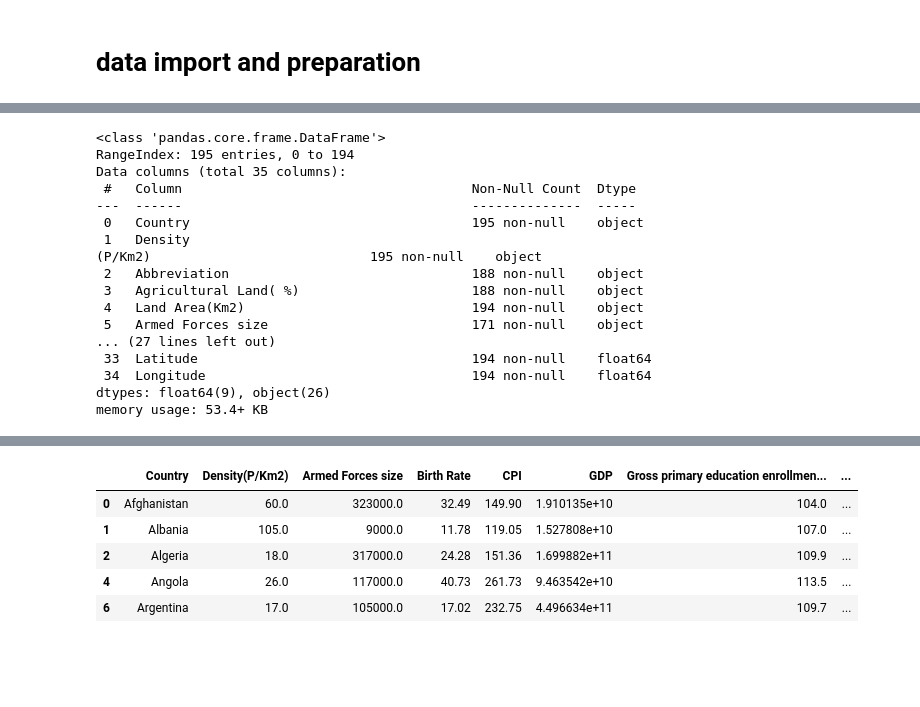
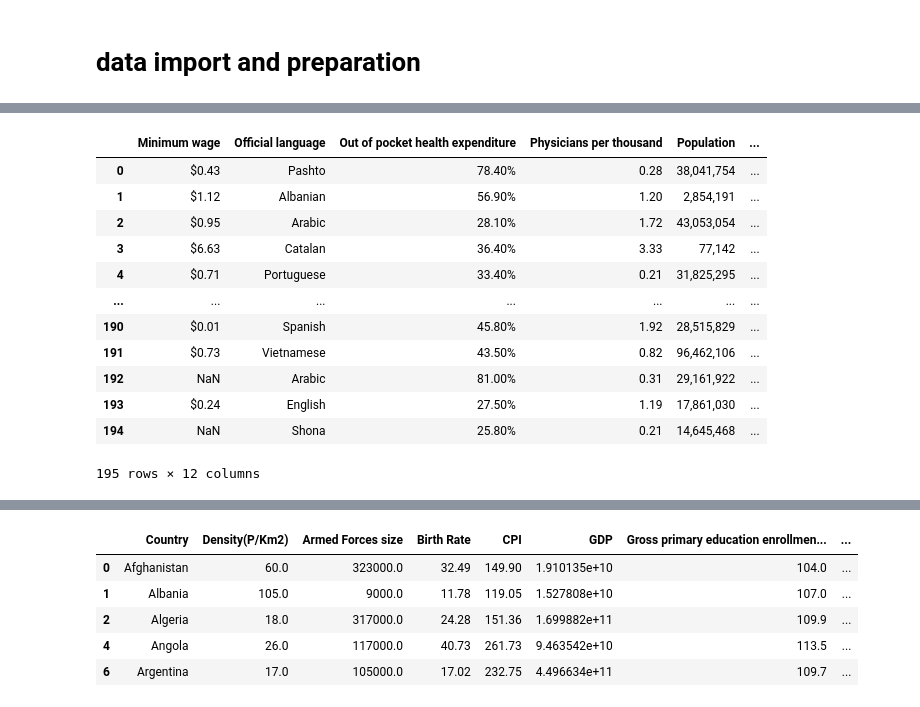
Before and after one commit to depa-tto/Multidimensional-Data-Visualization-exam, a Jupyter notebook: File_1.ipynb, the cells around one changed output, grey strips where cells are left out. Cells and saved outputs as stored; diff of their text form; code cells hidden in the pictures; blank space fills up the shorter version.

```diff
--- a/File_1.ipynb
+++ b/File_1.ipynb
@@ -58,23 +65,19 @@ raw_data.loc[:,'Maternal mortality ratio':]
-# %%
-raw_data.info()
-# %% [output]
-<class 'pandas.core.frame.DataFrame'>
-RangeIndex: 195 entries, 0 to 194
-Data columns (total 35 columns):
- #   Column                                     Non-Null Count  Dtype
----  ------                                     --------------  -----
- 0   Country                                    195 non-null    object
- 1   Density
-(P/Km2)                            195 non-null    object
- 2   Abbreviation                               188 non-null    object
- 3   Agricultural Land( %)                      188 non-null    object
- 4   Land Area(Km2)                             194 non-null    object
- 5   Armed Forces size                          171 non-null    object
-... (27 lines left out)
- 33  Latitude                                   194 non-null    float64
- 34  Longitude                                  194 non-null    float64
-dtypes: float64(9), object(26)
-memory usage: 53.4+ KB
+# %%
+raw_data.loc[:,'Minimum wage':]
+# %% [output]
+|  | Minimum wage | Official language | Out of pocket health expenditure | Physicians per thousand | Population | ... |
+| 0 | $0.43 | Pashto | 78.40% | 0.28 | 38,041,754 | ... |
+| 1 | $1.12 | Albanian | 56.90% | 1.20 | 2,854,191 | ... |
+| 2 | $0.95 | Arabic | 28.10% | 1.72 | 43,053,054 | ... |
+| 3 | $6.63 | Catalan | 36.40% | 3.33 | 77,142 | ... |
+| 4 | $0.71 | Portuguese | 33.40% | 0.21 | 31,825,295 | ... |
+| ... | ... | ... | ... | ... | ... | ... |
+| 190 | $0.01 | Spanish | 45.80% | 1.92 | 28,515,829 | ... |
+| 191 | $0.73 | Vietnamese | 43.50% | 0.82 | 96,462,106 | ... |
+| 192 | NaN | Arabic | 81.00% | 0.31 | 29,161,922 | ... |
+| 193 | $0.24 | English | 27.50% | 1.19 | 17,861,030 | ... |
+| 194 | NaN | Shona | 25.80% | 0.21 | 14,645,468 | ... |
+195 rows × 12 columns
 # %%
 raw_data = raw_data.drop(['Abbreviation','Calling Code','Capital/Major City','Currency-Code','Largest city','Official language',
                         'Latitude','Longitude'],axis=1)
```
Also changed, not shown: parts of 12 cells of this notebook.
